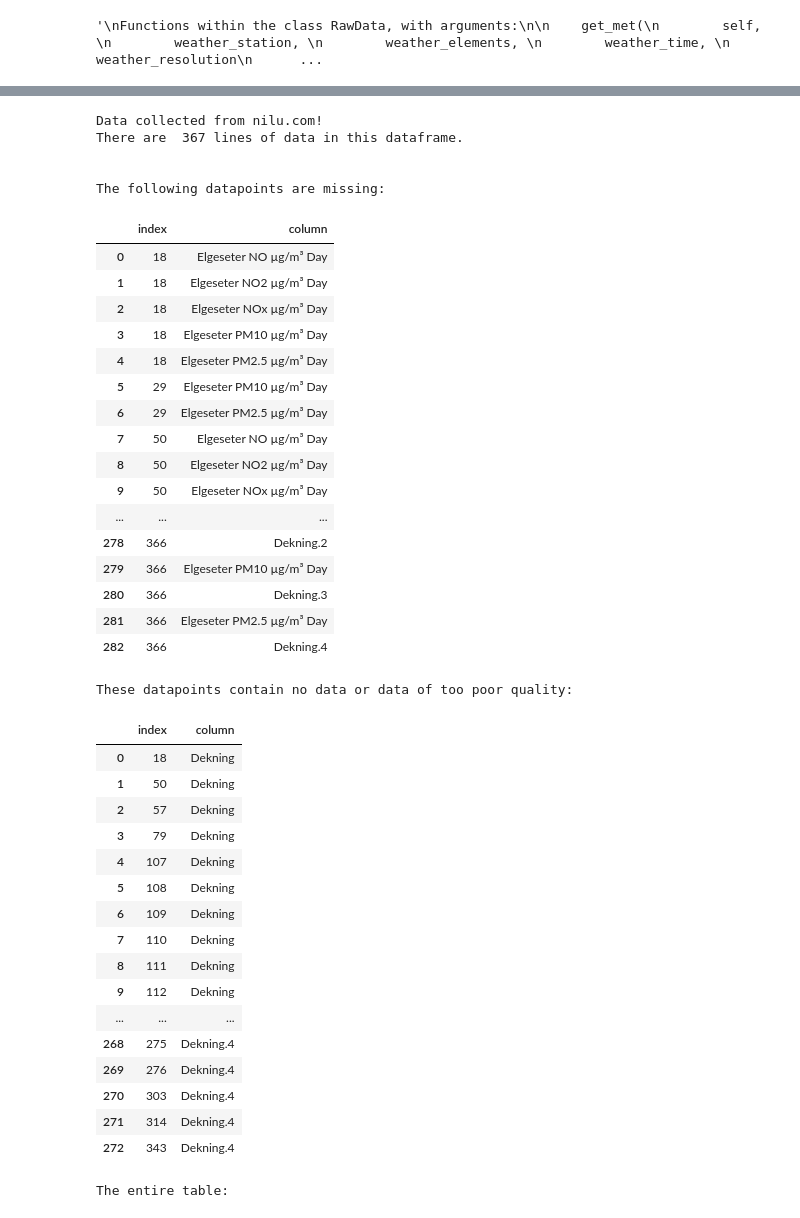
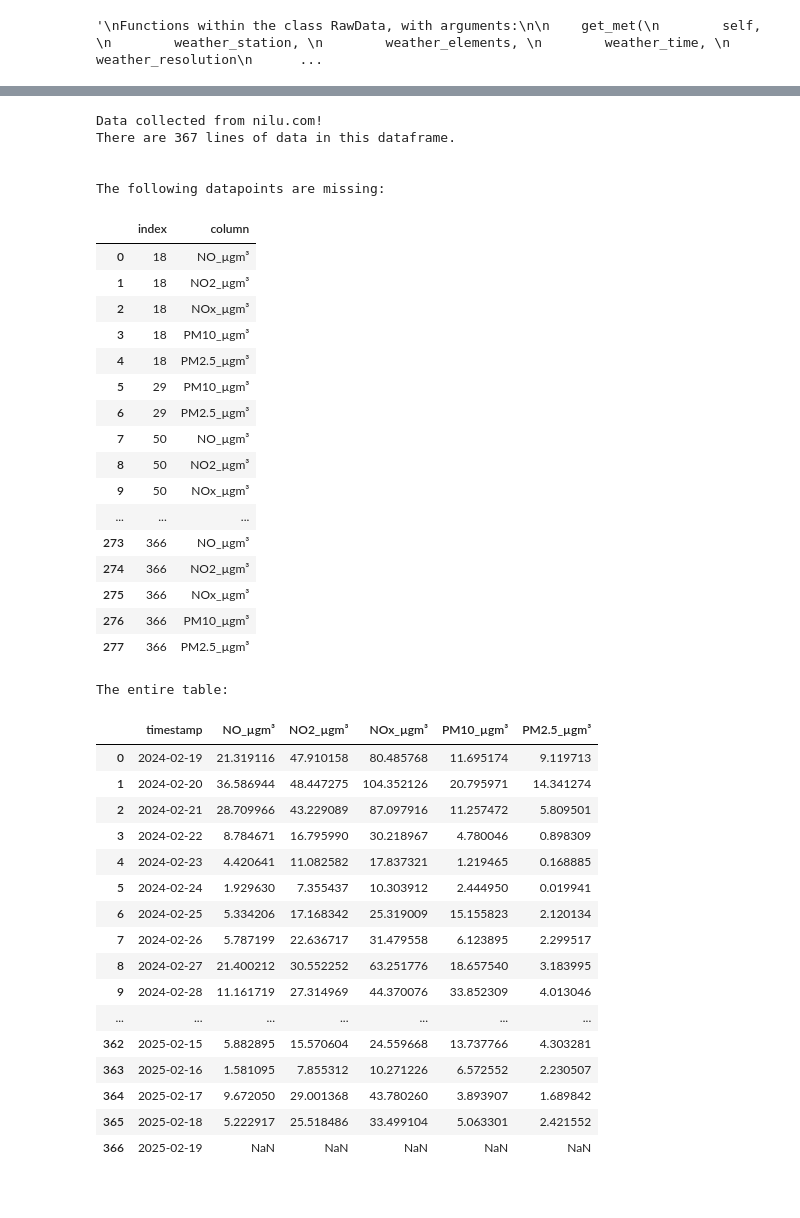
Before and after one commit to Ruchis356/Gruppeprosjekt, a Jupyter notebook: notebooks/main.ipynb, the cells around one changed output, grey strips where cells are left out. Cells and saved outputs as stored; diff of their text form; code cells hidden in the pictures.

Commit message:
Updates removing defunct bits of code
Improvements to data_handling and data_import made some block of code unneeded.

```diff
--- a/notebooks/main.ipynb
+++ b/notebooks/main.ipynb
@@ -162,13 +162,6 @@ else:
     else:
         pass
 
-poor_quality_data = ref_data.show_zeroes(df_quality)
-if poor_quality_data is not None:
-    print('\nThese datapoints contain no data or data of too poor quality:')
-    pretty_table.pretty_data(poor_quality_data)
-else:
-    pass
-
 # The following block of code was generated by AI to provide exploratory data analysis
 # - Purpose: Visualise and confirm that the program is behaving the way we expect
 # - AI Tool: DeepSeek
@@ -188,39 +181,38 @@ There are  367 lines of data in this dataframe.
 
 
 The following datapoints are missing:
 |  | index | column |
-| 0 | 18 | Elgeseter NO µg/m³ Day |
-| 1 | 18 | Elgeseter NO2 µg/m³ Day |
-| 2 | 18 | Elgeseter NOx µg/m³ Day |
-| 3 | 18 | Elgeseter PM10 µg/m³ Day |
-| 4 | 18 | Elgeseter PM2.5 µg/m³ Day |
-| 5 | 29 | Elgeseter PM10 µg/m³ Day |
-| 6 | 29 | Elgeseter PM2.5 µg/m³ Day |
-| 7 | 50 | Elgeseter NO µg/m³ Day |
-| 8 | 50 | Elgeseter NO2 µg/m³ Day |
-| 9 | 50 | Elgeseter NOx µg/m³ Day |
+| 0 | 18 | NO_µgm³ |
+| 1 | 18 | NO2_µgm³ |
+| 2 | 18 | NOx_µgm³ |
+| 3 | 18 | PM10_µgm³ |
+| 4 | 18 | PM2.5_µgm³ |
+| 5 | 29 | PM10_µgm³ |
+| 6 | 29 | PM2.5_µgm³ |
+| 7 | 50 | NO_µgm³ |
+| 8 | 50 | NO2_µgm³ |
+| 9 | 50 | NOx_µgm³ |
 | ... | ... | ... |
-| 278 | 366 | Dekning.2 |
-| 279 | 366 | Elgeseter PM10 µg/m³ Day |
-| 280 | 366 | Dekning.3 |
-| 281 | 366 | Elgeseter PM2.5 µg/m³ Day |
-| 282 | 366 | Dekning.4 |
+| 273 | 366 | NO_µgm³ |
+| 274 | 366 | NO2_µgm³ |
+| 275 | 366 | NOx_µgm³ |
+| 276 | 366 | PM10_µgm³ |
+| 277 | 366 | PM2.5_µgm³ |
-These datapoints contain no data or data of too poor quality:
+The entire table:
-|  | index | column |
-| 0 | 18 | Dekning |
-| 1 | 50 | Dekning |
-| 2 | 57 | Dekning |
-| 3 | 79 | Dekning |
-| 4 | 107 | Dekning |
-| 5 | 108 | Dekning |
-| 6 | 109 | Dekning |
-| 7 | 110 | Dekning |
-| 8 | 111 | Dekning |
-| 9 | 112 | Dekning |
-| ... | ... | ... |
-| 268 | 275 | Dekning.4 |
-| 269 | 276 | Dekning.4 |
-| 270 | 303 | Dekning.4 |
-| 271 | 314 | Dekning.4 |
-| 272 | 343 | Dekning.4 |
+|  | timestamp | NO_µgm³ | NO2_µgm³ | NOx_µgm³ | PM10_µgm³ | PM2.5_µgm³ |
+| 0 | 2024-02-19 | 21.319116 | 47.910158 | 80.485768 | 11.695174 | 9.119713 |
+| 1 | 2024-02-20 | 36.586944 | 48.447275 | 104.352126 | 20.795971 | 14.341274 |
+| 2 | 2024-02-21 | 28.709966 | 43.229089 | 87.097916 | 11.257472 | 5.809501 |
+| 3 | 2024-02-22 | 8.784671 | 16.795990 | 30.218967 | 4.780046 | 0.898309 |
+| 4 | 2024-02-23 | 4.420641 | 11.082582 | 17.837321 | 1.219465 | 0.168885 |
+| 5 | 2024-02-24 | 1.929630 | 7.355437 | 10.303912 | 2.444950 | 0.019941 |
+| 6 | 2024-02-25 | 5.334206 | 17.168342 | 25.319009 | 15.155823 | 2.120134 |
+| 7 | 2024-02-26 | 5.787199 | 22.636717 | 31.479558 | 6.123895 | 2.299517 |
+| 8 | 2024-02-27 | 21.400212 | 30.552252 | 63.251776 | 18.657540 | 3.183995 |
+| 9 | 2024-02-28 | 11.161719 | 27.314969 | 44.370076 | 33.852309 | 4.013046 |
+| ... | ... | ... | ... | ... | ... | ... |
+| 362 | 2025-02-15 | 5.882895 | 15.570604 | 24.559668 | 13.737766 | 4.303281 |
+| 363 | 2025-02-16 | 1.581095 | 7.855312 | 10.271226 | 6.572552 | 2.230507 |
+| 364 | 2025-02-17 | 9.672050 | 29.001368 | 43.780260 | 3.893907 | 1.689842 |
+| 365 | 2025-02-18 | 5.222917 | 25.518486 | 33.499104 | 5.063301 | 2.421552 |
+| 366 | 2025-02-19 | NaN | NaN | NaN | NaN | NaN |
-The entire table:
```
Also changed, not shown: parts of 2 cells of this notebook.
